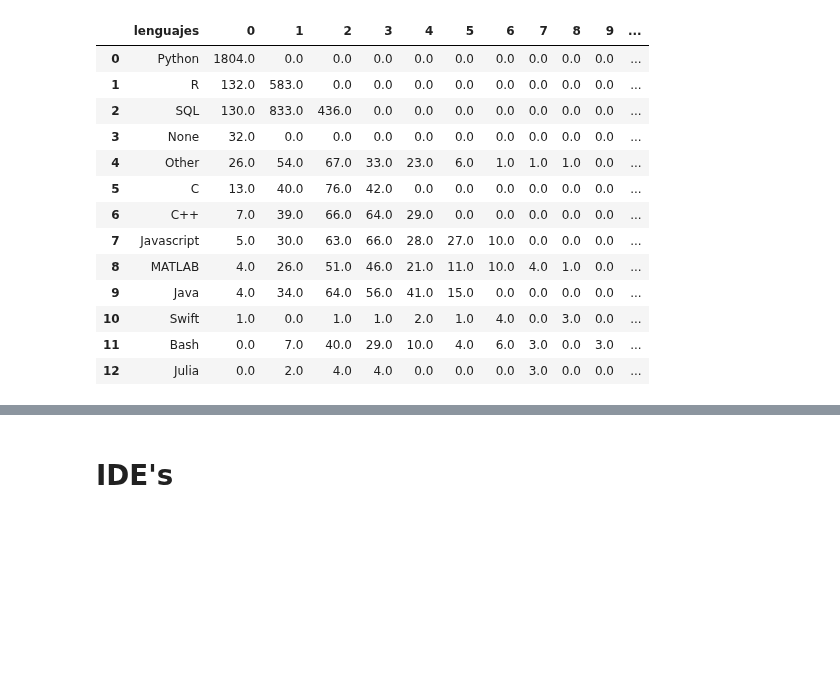
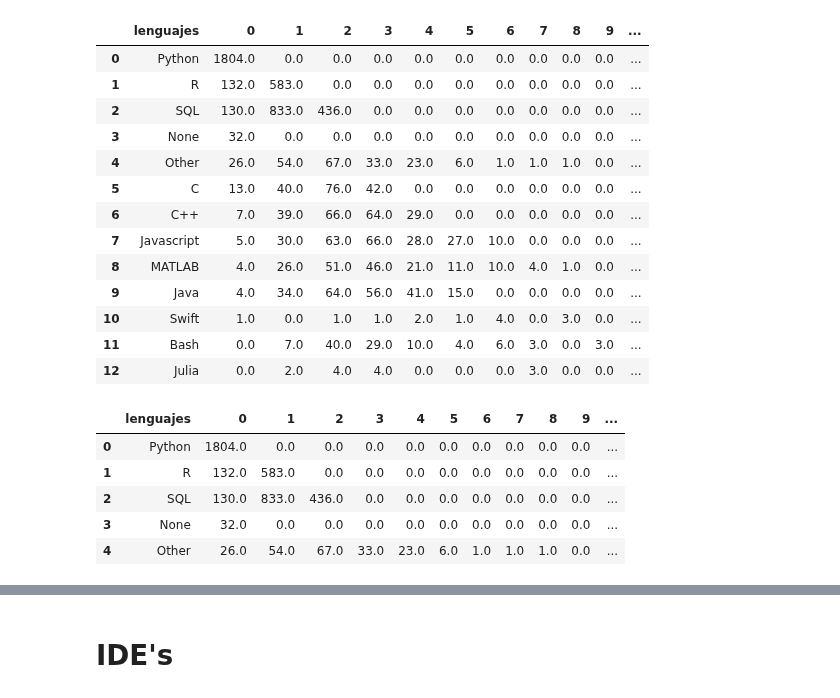
Before and after one commit to Adalab/EDA-ETL-project, a Jupyter notebook: conteo_columnas.ipynb, the cells around one changed output, grey strips where cells are left out. Drawn from its saved outputs; the diff is of its cells as text; code cells hidden in the pictures; blank space fills up the shorter version.

```diff
--- a/conteo_columnas.ipynb
+++ b/conteo_columnas.ipynb
@@ -192,0 +206,9 @@ df_conteo_lenguajes
+# %%
+df_conteo_lenguajes.head()
+# %% [output]
+|  | lenguajes | 0 | 1 | 2 | 3 | 4 | 5 | 6 | 7 | 8 | 9 | ... |
+| 0 | Python | 1804.0 | 0.0 | 0.0 | 0.0 | 0.0 | 0.0 | 0.0 | 0.0 | 0.0 | 0.0 | ... |
+| 1 | R | 132.0 | 583.0 | 0.0 | 0.0 | 0.0 | 0.0 | 0.0 | 0.0 | 0.0 | 0.0 | ... |
+| 2 | SQL | 130.0 | 833.0 | 436.0 | 0.0 | 0.0 | 0.0 | 0.0 | 0.0 | 0.0 | 0.0 | ... |
+| 3 | None | 32.0 | 0.0 | 0.0 | 0.0 | 0.0 | 0.0 | 0.0 | 0.0 | 0.0 | 0.0 | ... |
+| 4 | Other | 26.0 | 54.0 | 67.0 | 33.0 | 23.0 | 6.0 | 1.0 | 1.0 | 1.0 | 0.0 | ... |
```
Also changed, not shown: parts of 9 cells of this notebook, 1 other file.
